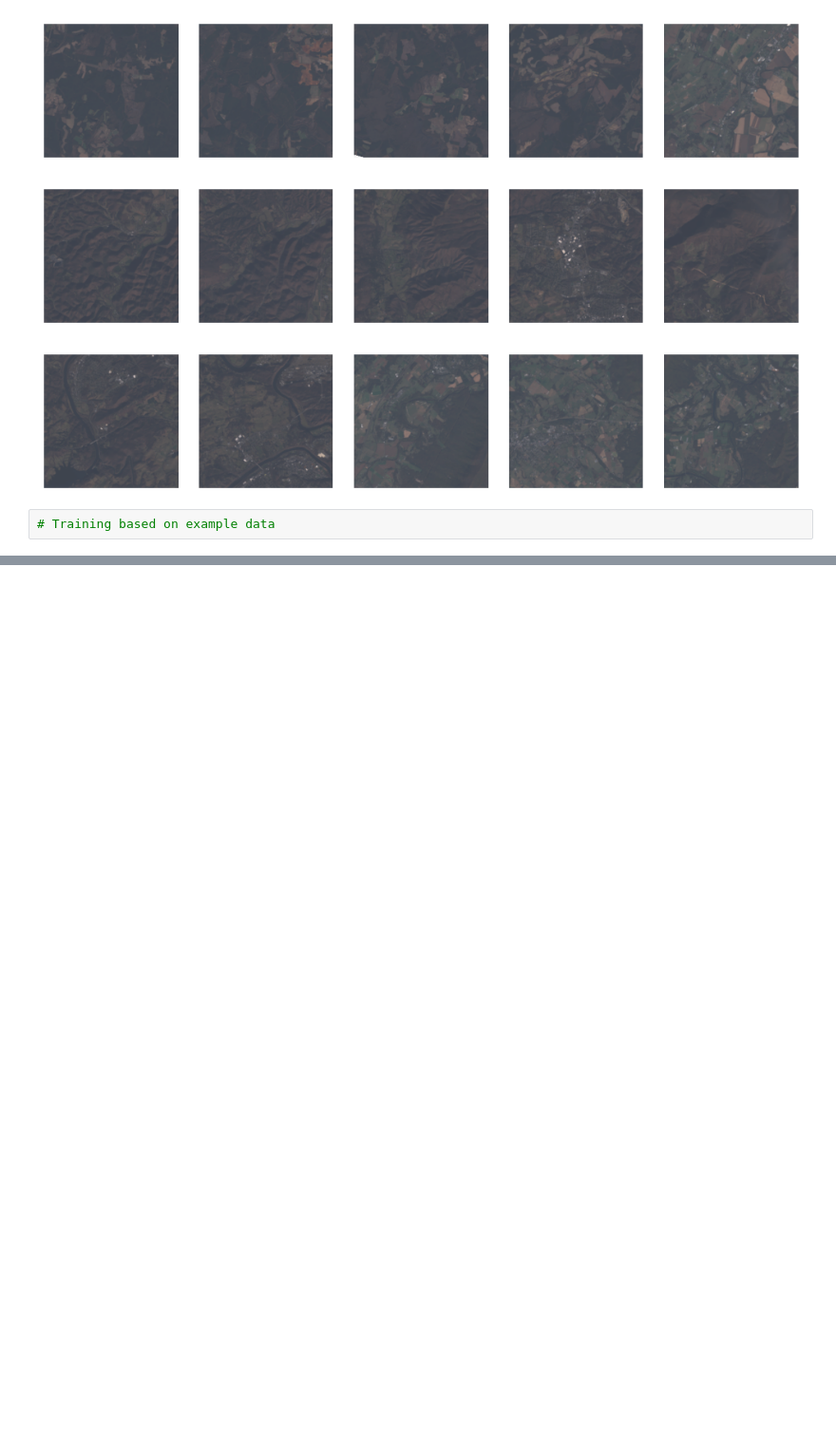
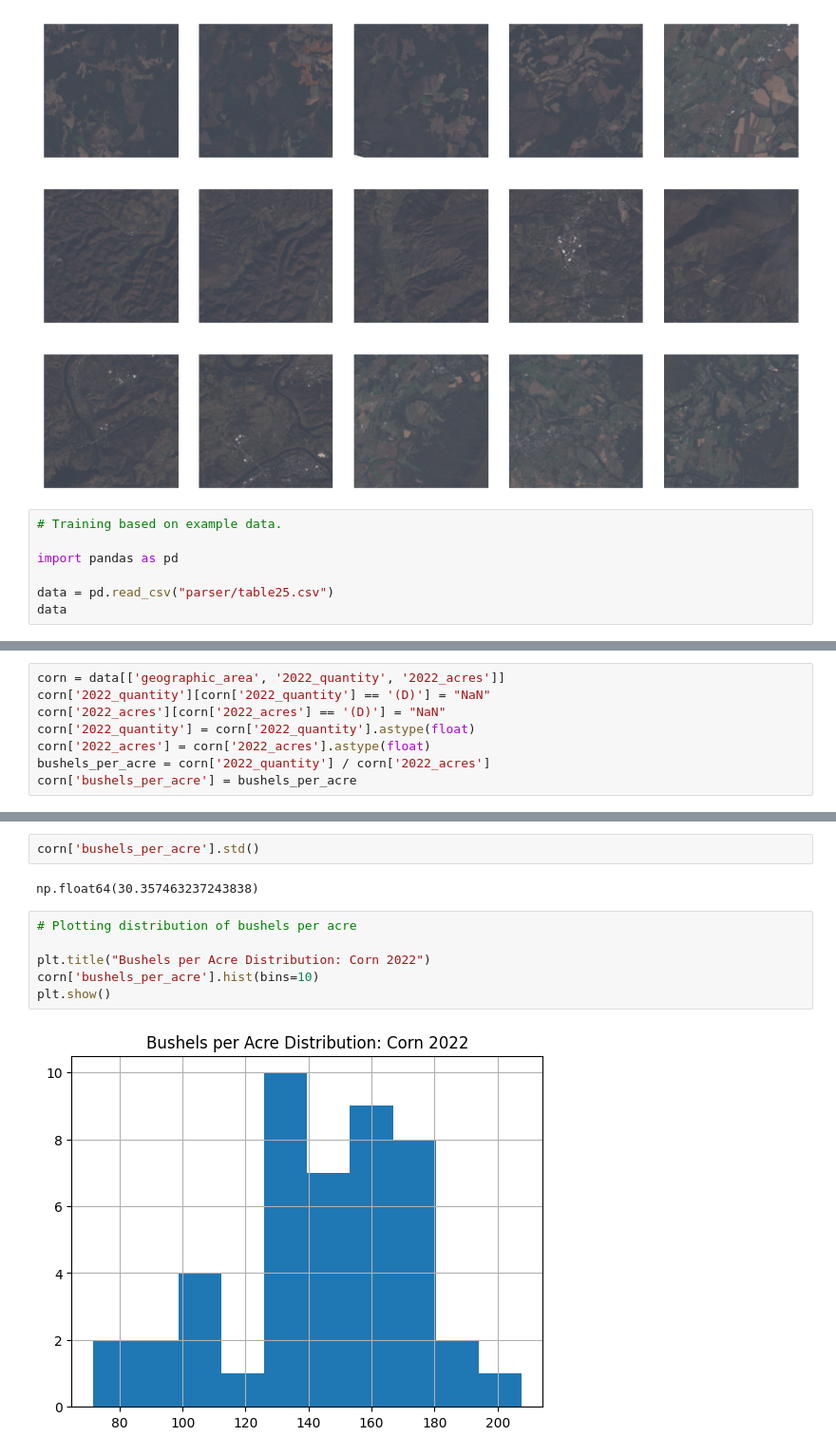
Before and after one commit to KaiDove1/ML_Project, a Jupyter notebook: project/analyze_features.ipynb, the cells around one changed output, grey strips where cells are left out. Shown at 95% size. Drawn from its saved outputs; the diff is of its cells as text; blank space fills up the shorter version.

```diff
--- a/project/analyze_features.ipynb
+++ b/project/analyze_features.ipynb
@@ -94,4 +94,9 @@ for cluster in range(10):
 [figure]
 [figure]
 # %%
-# Training based on example data
+# Training based on example data.
+
+import pandas as pd
+
+data = pd.read_csv("parser/table25.csv")
+data
@@ -97,0 +121,8 @@ for cluster in range(10):
+# %%
+corn = data[['geographic_area', '2022_quantity', '2022_acres']]
+corn['2022_quantity'][corn['2022_quantity'] == '(D)'] = "NaN"
+corn['2022_acres'][corn['2022_acres'] == '(D)'] = "NaN"
+corn['2022_quantity'] = corn['2022_quantity'].astype(float)
+corn['2022_acres'] = corn['2022_acres'].astype(float)
+bushels_per_acre = corn['2022_quantity'] / corn['2022_acres']
+corn['bushels_per_acre'] = bushels_per_acre
@@ -97,0 +167,12 @@ for cluster in range(10):
+# %%
+corn['bushels_per_acre'].std()
+# %% [output]
+np.float64(30.357463237243838)
+# %%
+# Plotting distribution of bushels per acre
+
+plt.title("Bushels per Acre Distribution: Corn 2022")
+corn['bushels_per_acre'].hist(bins=10)
+plt.show()
+# %% [output]
+[figure, added]
```
Also changed, not shown: parts of 7 cells of this notebook.
